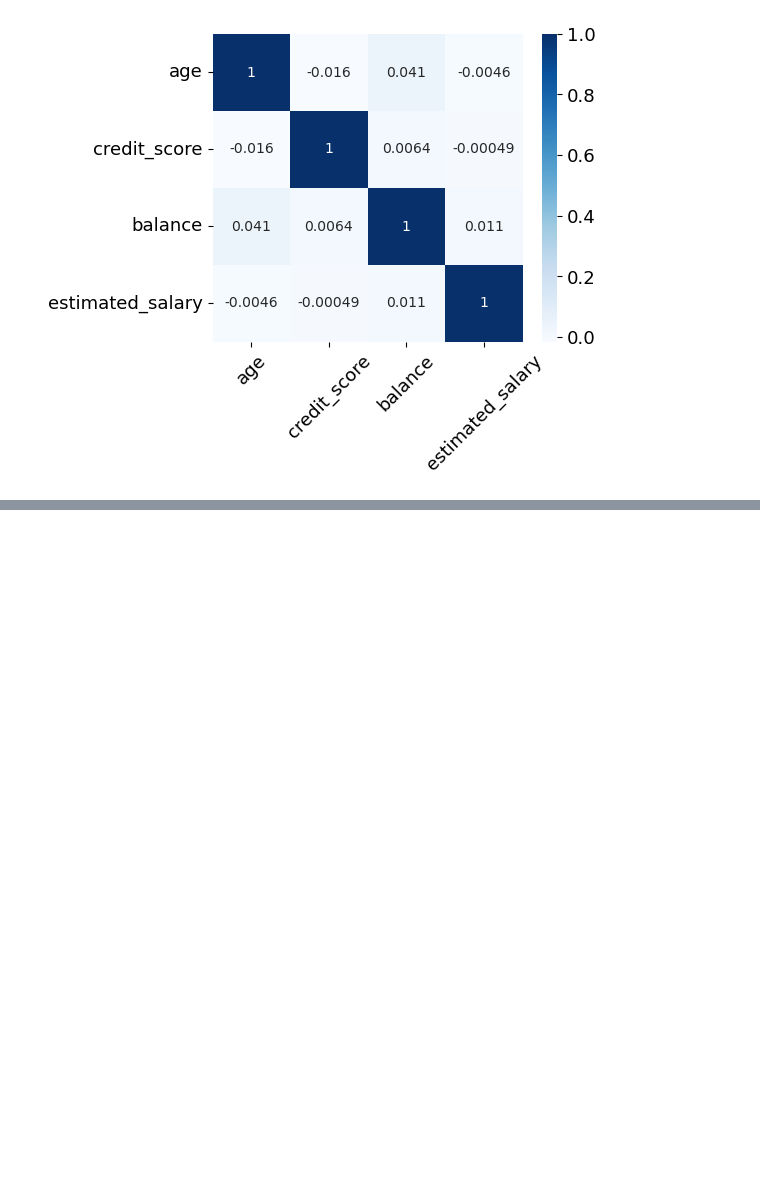
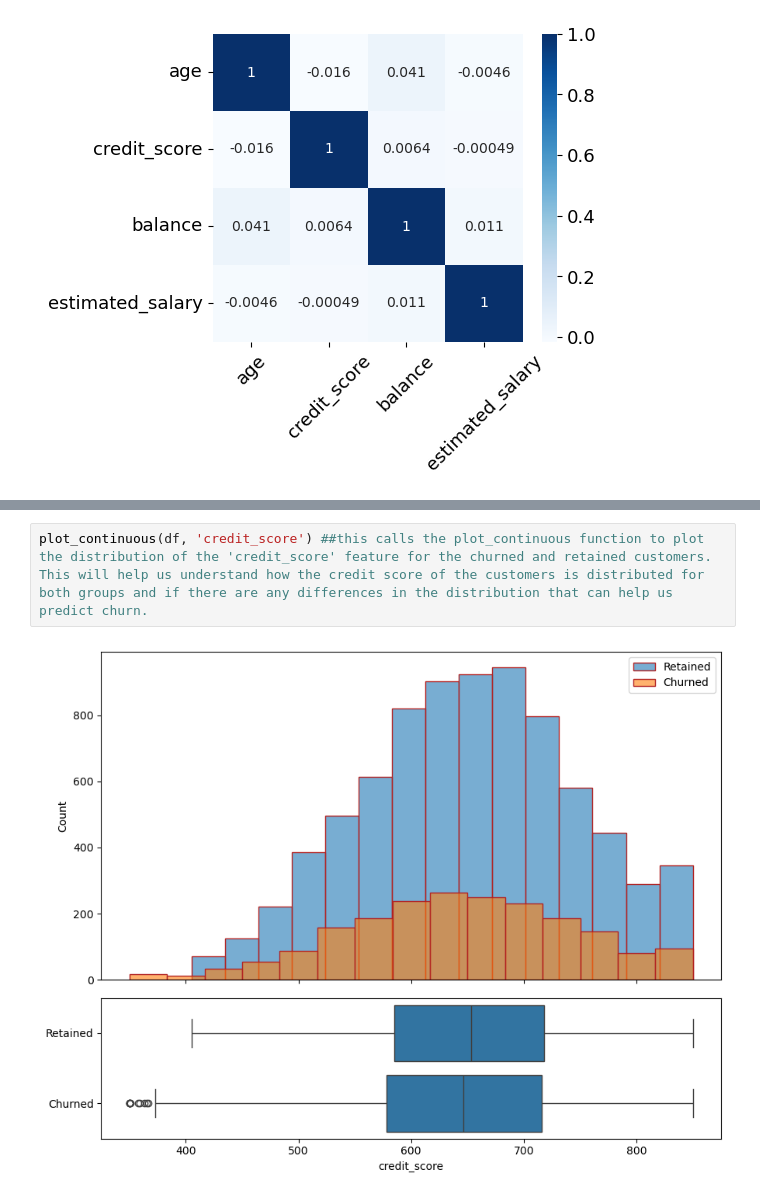
Before and after one commit to MrinmoyBANIKYA/End-to-End-Bank-CustomerChurnAnalysis, a Jupyter notebook: info.ipynb, the cells around one changed output, grey strips where cells are left out. Saved outputs shown, nothing was run; the diff lists cells and outputs as text; blank space fills up the shorter version.

```diff
--- a/info.ipynb
+++ b/info.ipynb
@@ -549,0 +587,4 @@ ax.tick_params(axis='y' , rotation = 360);
+# %%
+plot_continuous(df, 'credit_score') ##this calls the plot_continuous function to plot the distribution of the 'credit_score' feature for the churned and retained customers. This will help us understand how the credit score of the customers is distributed for both groups and if there are any differences in the distribution that can help us predict churn.
+# %% [output]
+[figure, added]
```
Also changed, not shown: parts of 4 cells of this notebook.
